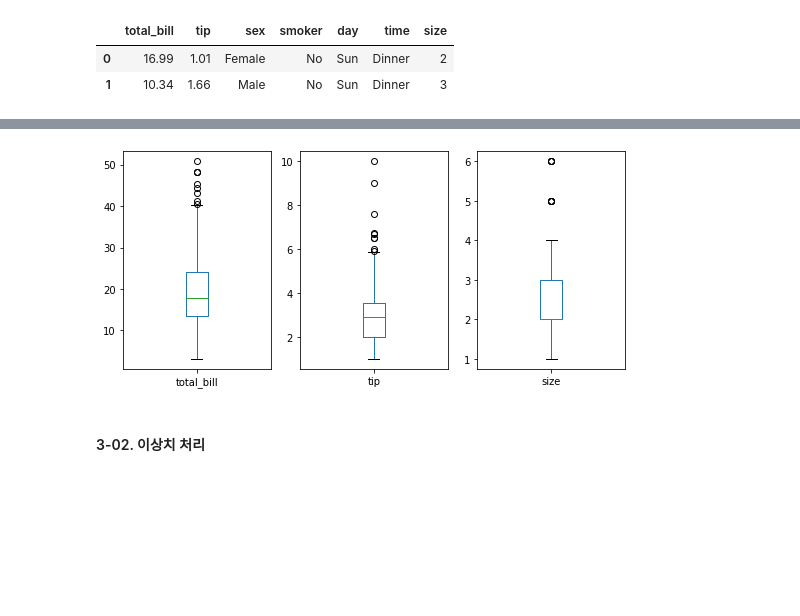
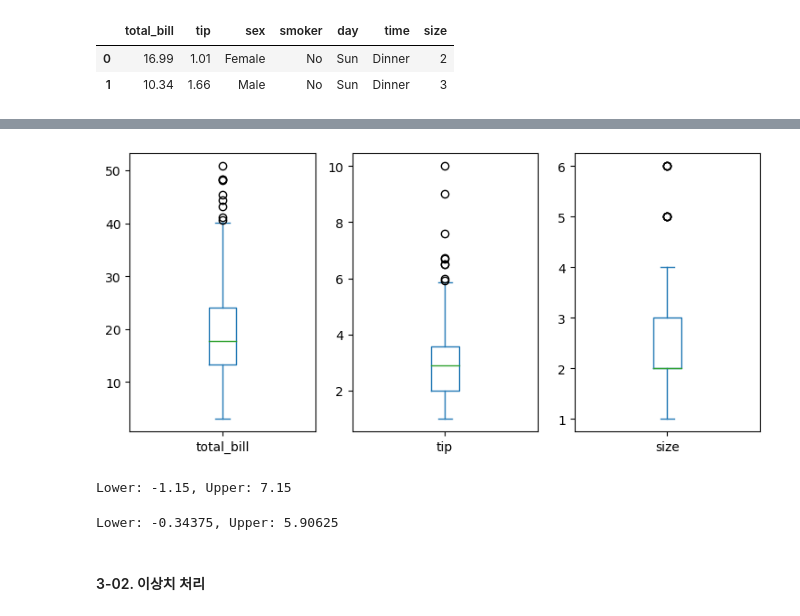
Before and after one commit to JM-world/BigData.Analysis.Article-Practical.skills, a Jupyter notebook: 1.pandas/[pandas_05]_Statistic_LAB.ipynb, the cells around one changed output, grey strips where cells are left out. Saved outputs shown, nothing was run; the diff lists cells and outputs as text; code cells hidden in the pictures; blank space fills up the shorter version.

```diff
--- a/1.pandas/[pandas_05]_Statistic_LAB.ipynb
+++ b/1.pandas/[pandas_05]_Statistic_LAB.ipynb
@@ -112,22 +177,33 @@ plt.show()
 #x.plot.box()
 # %%
 # [4] DataFrame의 plot을 사용하여 연속형 데이터에 대해 모두 boxplot 그리기
-tips.plot(kind='box', subplots=True, figsize=(9,4))
+tips.plot.box(subplots=True, figsize=(9,4))
 plt.show()
 # %% [output]
-[figure, old version]
+[figure, new version]
 # %%
 # [5] ESD(Extream Studentized Diviate)를 이용한 방법
 # 평균으로 부터 3 표준편차 떨어진 값을 이상치로 판단
 # tip에 대한 이상치 구하기, 소수점 아래 2째자리까지 표기
-
+s = tips['tip']
+s_mean, s_std = s.mean(), s.std()
+e_lower = round(s_mean - 3 * s_std, 2)
+e_upper = round(s_mean + 3 * s_std, 2)
 print(f'Lower: {e_lower}, Upper: {e_upper}')
+# %% [output]
+Lower: -1.15, Upper: 7.15
 # %%
 # [6] 사분위수를 이용한 방법
 # Q1 - 1.5*IQR 미만, Q3 + 1.5*IQR 초과 를 이상치로 판단 (IQR = Q3 - Q1)
 # tip에 대한 이상치 구하기, 소수점 아래 2째자리까지 표기
-
+s = tips['tip']
+Q1, Q3 = s.quantile([0.25, 0.75])
+IQR =  Q3 - Q1
+q_lower = Q1 - 1.5 * IQR
+q_upper = Q3 + 1.5 * IQR
 print(f'Lower: {q_lower}, Upper: {q_upper}')
+# %% [output]
+Lower: -0.34375, Upper: 5.90625
 # %% [markdown]
 #### 3-02. 이상치 처리
 # %%
```
Also changed, not shown: parts of 15 cells of this notebook, 2 other files.
